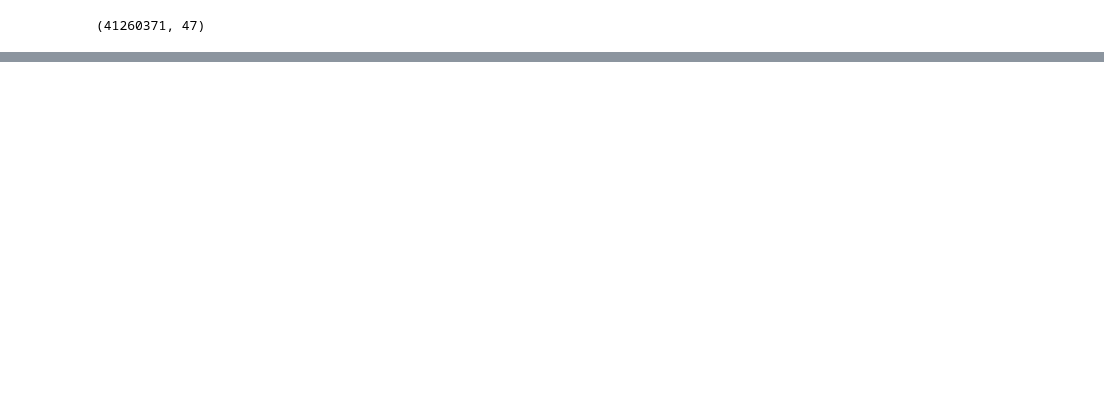
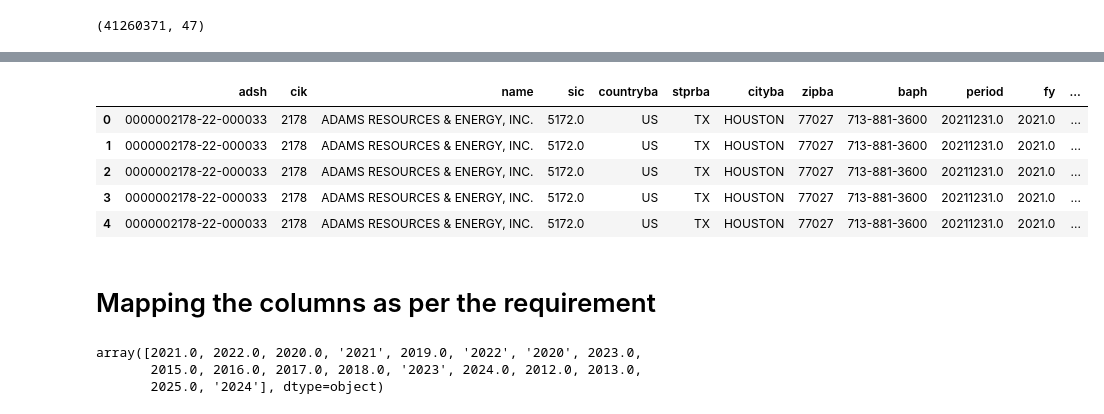
Before and after one commit to kazing98/us_sec_financial_statement, a Jupyter notebook: main.ipynb, the cells around one changed output, grey strips where cells are left out. Saved outputs shown, nothing was run; the diff lists cells and outputs as text; code cells hidden in the pictures; blank space fills up the shorter version.

```diff
--- a/main.ipynb
+++ b/main.ipynb
@@ -232,0 +177,6 @@ df_revenue_clean.head()
+# %%
+# Filling out the NaN values with values from Mailing Address
+fields = ["country", "stpr", "city", "zip"]
+
+for f in fields:
+    df_rev[f + "ba"] = df_rev[f + "ba"].fillna(df_rev[f + "ma"])
@@ -232,0 +185,20 @@ df_revenue_clean.head()
+# %%
+# Excluding unnecessary columns
+df_final = df_rev.copy()
+df_final = df_final.drop(columns=['countryma', 'stprma', 'cityma',
+                              'zipma', 'bas1', 'bas2','mas1', 'mas2', 'ein',
+                              'former', 'changed', 'footnote', 'wksi',
+                              'afs', 'accepted', 'prevrpt', 'fye', 'fp',
+                              'quarter_x', 'detail', 'instance', 'version', 'tag',
+                              'countryinc', 'stprinc', 'coreg', 'segments', 'form'])
+# %%
+df_final.head()
+# %% [output]
+|  | adsh | cik | name | sic | countryba | stprba | cityba | zipba | baph | period | fy | ... |
+| 0 | 0000002178-22-000033 | 2178 | ADAMS RESOURCES & ENERGY, INC. | 5172.0 | US | TX | HOUSTON | 77027 | 713-881-3600 | 20211231.0 | 2021.0 | ... |
+| 1 | 0000002178-22-000033 | 2178 | ADAMS RESOURCES & ENERGY, INC. | 5172.0 | US | TX | HOUSTON | 77027 | 713-881-3600 | 20211231.0 | 2021.0 | ... |
+| 2 | 0000002178-22-000033 | 2178 | ADAMS RESOURCES & ENERGY, INC. | 5172.0 | US | TX | HOUSTON | 77027 | 713-881-3600 | 20211231.0 | 2021.0 | ... |
+| 3 | 0000002178-22-000033 | 2178 | ADAMS RESOURCES & ENERGY, INC. | 5172.0 | US | TX | HOUSTON | 77027 | 713-881-3600 | 20211231.0 | 2021.0 | ... |
+| 4 | 0000002178-22-000033 | 2178 | ADAMS RESOURCES & ENERGY, INC. | 5172.0 | US | TX | HOUSTON | 77027 | 713-881-3600 | 20211231.0 | 2021.0 | ... |
+# %% [markdown]
+<h1>Mapping the columns as per the requirement<br></h1>
@@ -232,0 +229,6 @@ df_revenue_clean.head()
+# %%
+df_final['fiscal_year'].unique()
+# %% [output]
+array([2021.0, 2022.0, 2020.0, '2021', 2019.0, '2022', '2020', 2023.0,
+       2015.0, 2016.0, 2017.0, 2018.0, '2023', 2024.0, 2012.0, 2013.0,
+       2025.0, '2024'], dtype=object)
```
Also changed, not shown: parts of 32 cells of this notebook, 1 other file.
